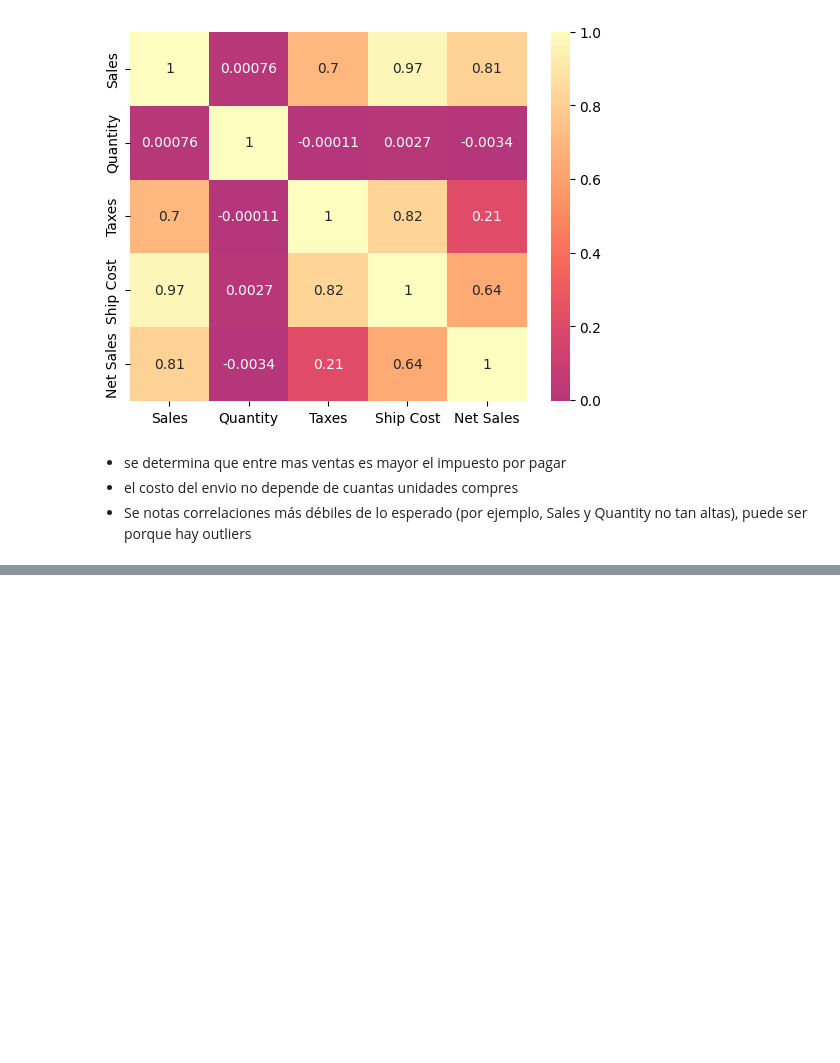
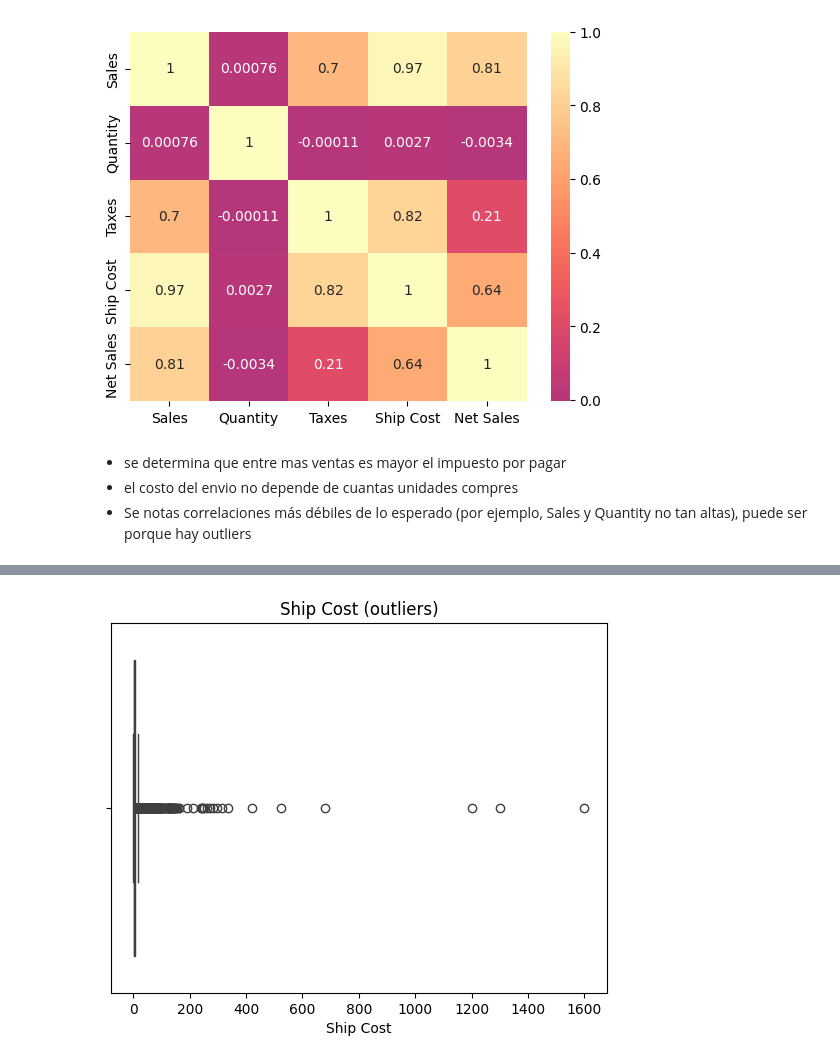
Before and after one commit to natalia-tp-dev/BIT_Taller_EDA, a Jupyter notebook: Taller2/respuestas.ipynb, the cells around one changed output, grey strips where cells are left out. Saved outputs shown, nothing was run; the diff lists cells and outputs as text; code cells hidden in the pictures; blank space fills up the shorter version.

```diff
--- a/Taller2/respuestas.ipynb
+++ b/Taller2/respuestas.ipynb
@@ -631,0 +653,6 @@ plt.show()
+# %%
+sns.boxplot(x=df['Ship Cost'])
+plt.title("Ship Cost (outliers)")
+plt.show()
+# %% [output]
+[figure, added]
```
Also changed, not shown: parts of 22 cells of this notebook.
